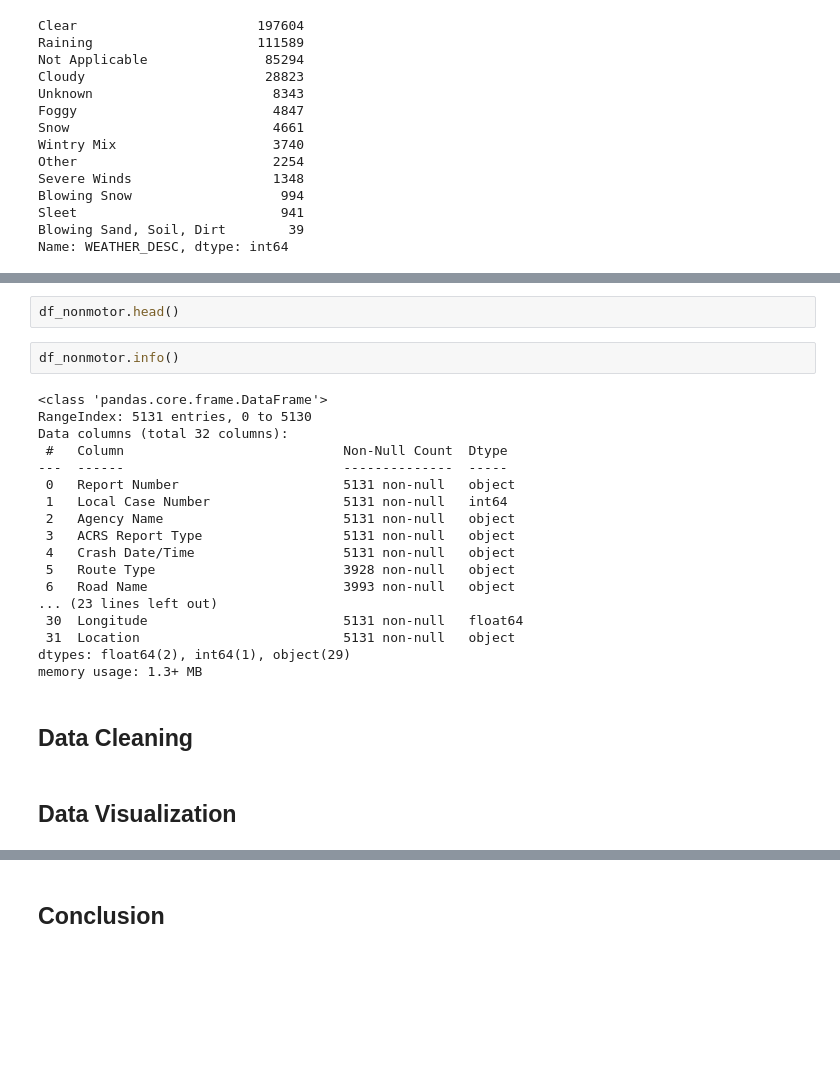
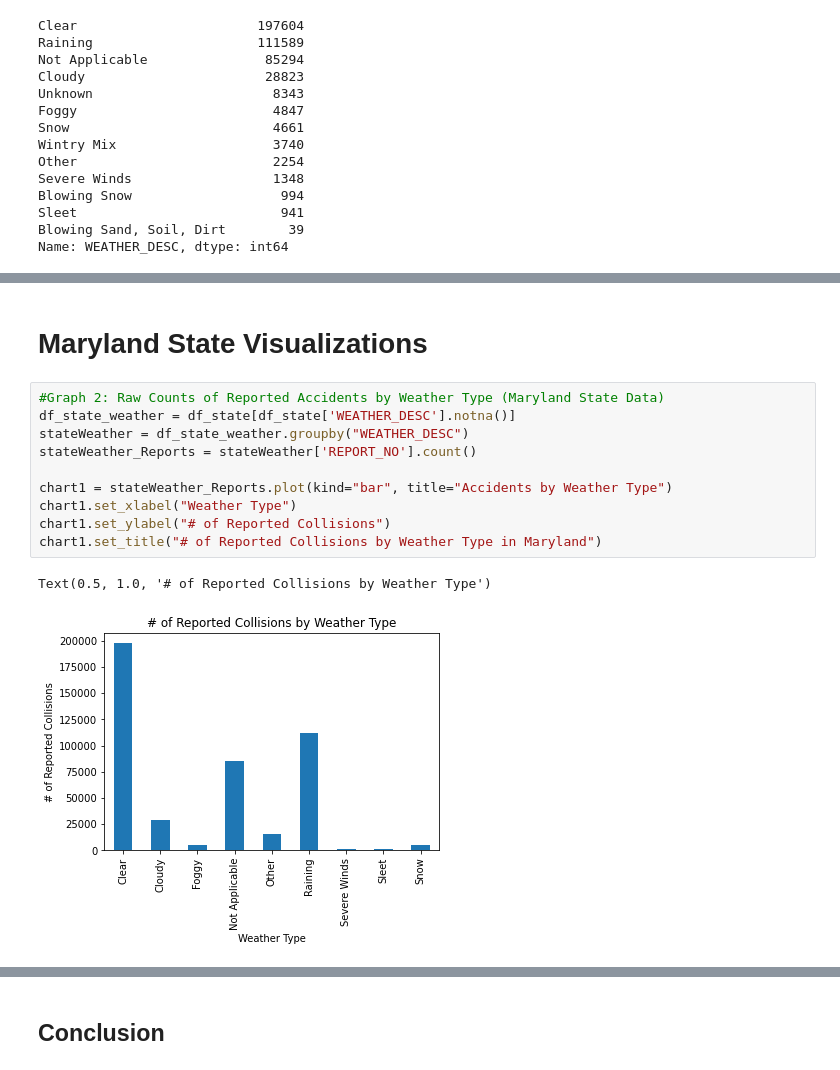
Before and after one commit to mattf4171/Montgomery-County-Collision-Analysis, a Jupyter notebook: analysis.ipynb, the cells around one changed output, grey strips where cells are left out. Saved outputs shown, nothing was run; the diff lists cells and outputs as text; blank space fills up the shorter version.

```diff
--- a/analysis.ipynb
+++ b/analysis.ipynb
@@ -240,26 +226,15 @@ Text(0, 0.5, '# of Reports Log 10')
-# %%
-df_nonmotor.head()
-# %%
-df_nonmotor.info()
-# %% [output]
-<class 'pandas.core.frame.DataFrame'>
-RangeIndex: 5131 entries, 0 to 5130
-Data columns (total 32 columns):
- #   Column                            Non-Null Count  Dtype
----  ------                            --------------  -----
- 0   Report Number                     5131 non-null   object
- 1   Local Case Number                 5131 non-null   int64
- 2   Agency Name                       5131 non-null   object
- 3   ACRS Report Type                  5131 non-null   object
- 4   Crash Date/Time                   5131 non-null   object
- 5   Route Type                        3928 non-null   object
- 6   Road Name                         3993 non-null   object
-... (23 lines left out)
- 30  Longitude                         5131 non-null   float64
- 31  Location                          5131 non-null   object
-dtypes: float64(2), int64(1), object(29)
-memory usage: 1.3+ MB
-# %% [markdown]
-## Data Cleaning
-# %% [markdown]
-## Data Visualization
+# %% [markdown]
+# Maryland State Visualizations
+# %%
+#Graph 2: Raw Counts of Reported Accidents by Weather Type (Maryland State Data)
+df_state_weather = df_state[df_state['WEATHER_DESC'].notna()]
+stateWeather = df_state_weather.groupby("WEATHER_DESC")
+stateWeather_Reports = stateWeather['REPORT_NO'].count()
+
+chart1 = stateWeather_Reports.plot(kind="bar", title="Accidents by Weather Type")
+chart1.set_xlabel("Weather Type")
+chart1.set_ylabel("# of Reported Collisions")
+chart1.set_title("# of Reported Collisions by Weather Type in Maryland")
+# %% [output]
+Text(0.5, 1.0, '# of Reported Collisions by Weather Type')
+[figure, added]
```
Also changed, not shown: parts of 16 cells of this notebook.
